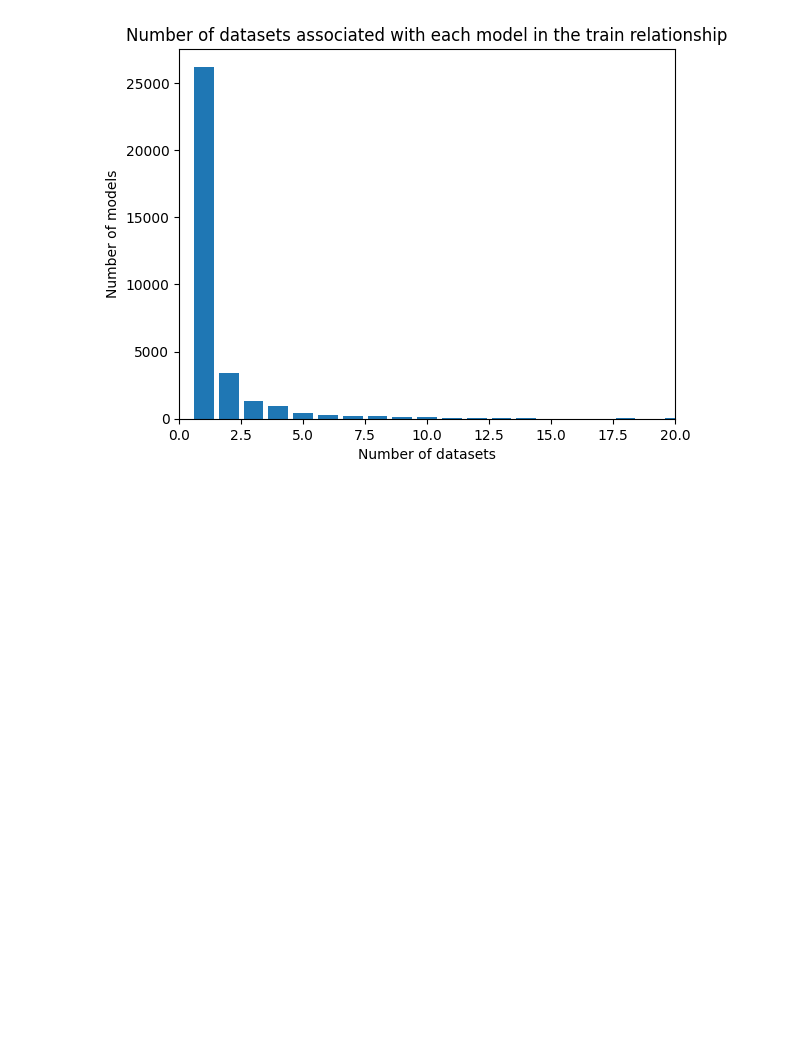
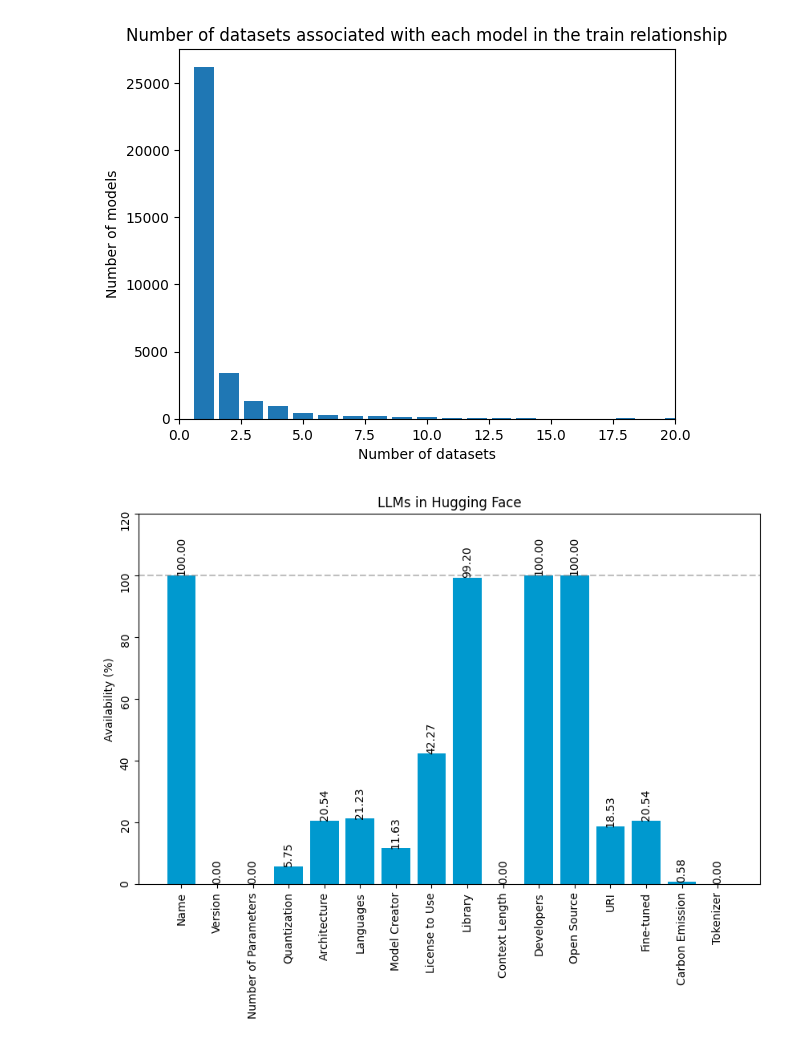
Before and after one commit to lorber13/chatIMPACT, a Jupyter notebook: data_analysis/data_availability.ipynb, the cells around one changed output. Cells and saved outputs as stored; diff of their text form; code cells hidden in the pictures; blank space fills up the shorter version.

Commit message:
Add plots

```diff
--- a/data_analysis/data_availability.ipynb
+++ b/data_analysis/data_availability.ipynb
@@ -320,3 +320,40 @@ plt.xlim(0, 20)
 plt.show()
 # %% [output]
 [figure]
+# %%
+import matplotlib.pyplot as plt
+import seaborn as sns
+
+# Sample data
+categories = ['Name','Version','Number of Parameters','Quantization','Architecture','Languages','Model Creator','License to Use',
+              'Library','Context Length','Developers','Open Source','URI','Fine-tuned','Carbon Emission','Tokenizer']
+percentages = [100.0,0.0,0.0,5.75,20.54,21.23,11.63,42.27,99.20,0.0,100.0,100.0,18.53,20.54,0.58,0.0]
+
+# Create the bar plot
+fig, ax = plt.subplots(figsize=(10, 6))
+
+# Add a horizontal dashed line at y = 100
+ax.axhline(y=100, color='gray', linestyle='--', alpha=0.5)
+
+# Plot bars
+bars = ax.bar(categories, percentages, color='#0099cf')
+
+# Add labels on top of each bar
+for bar in bars:
+    yval = bar.get_height()
+    ax.text(bar.get_x() + bar.get_width()/2, yval, f'{yval:.2f}', va='bottom', ha='center', rotation=90)
+
+# Rotate x-axis labels to vertical
+plt.xticks(rotation=90)
+plt.yticks(rotation=90)
+
+# Set title and labels
+ax.set_title('LLMs in Hugging Face')
+ax.set_ylabel('Availability (%)')
+
+plt.ylim(0, 120)
+
+# Show plot
+plt.show()
+# %% [output]
+[figure, added]
```
Also changed, not shown: parts of 2 cells of this notebook.
